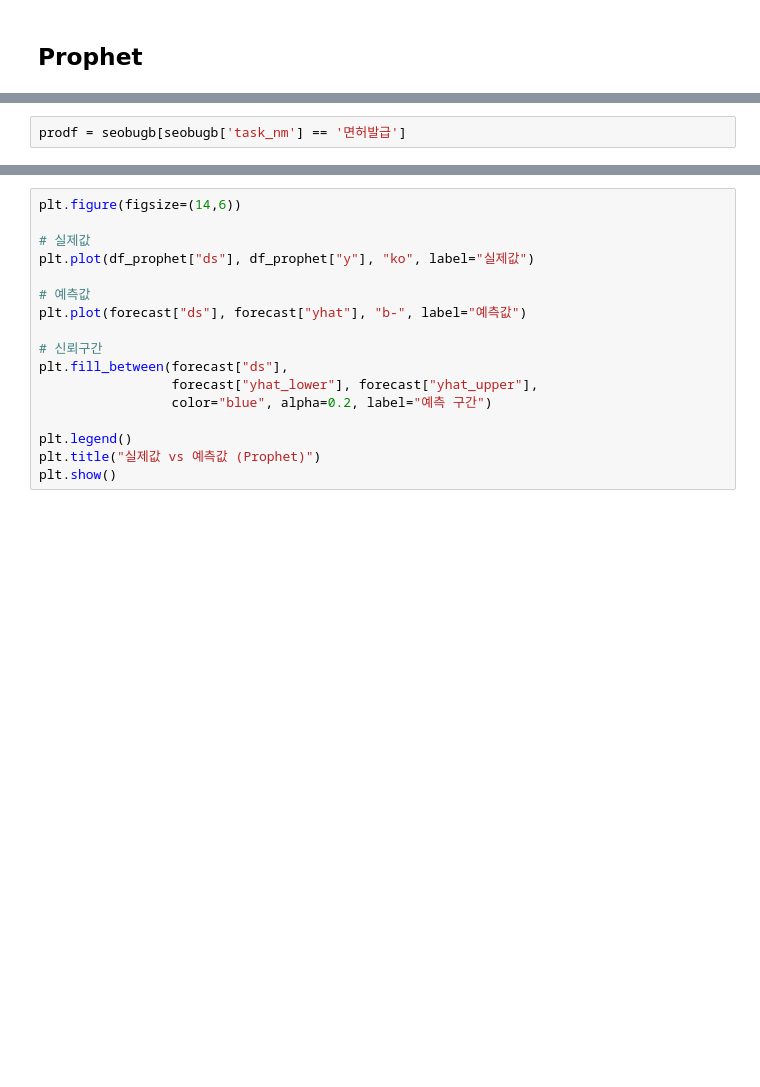
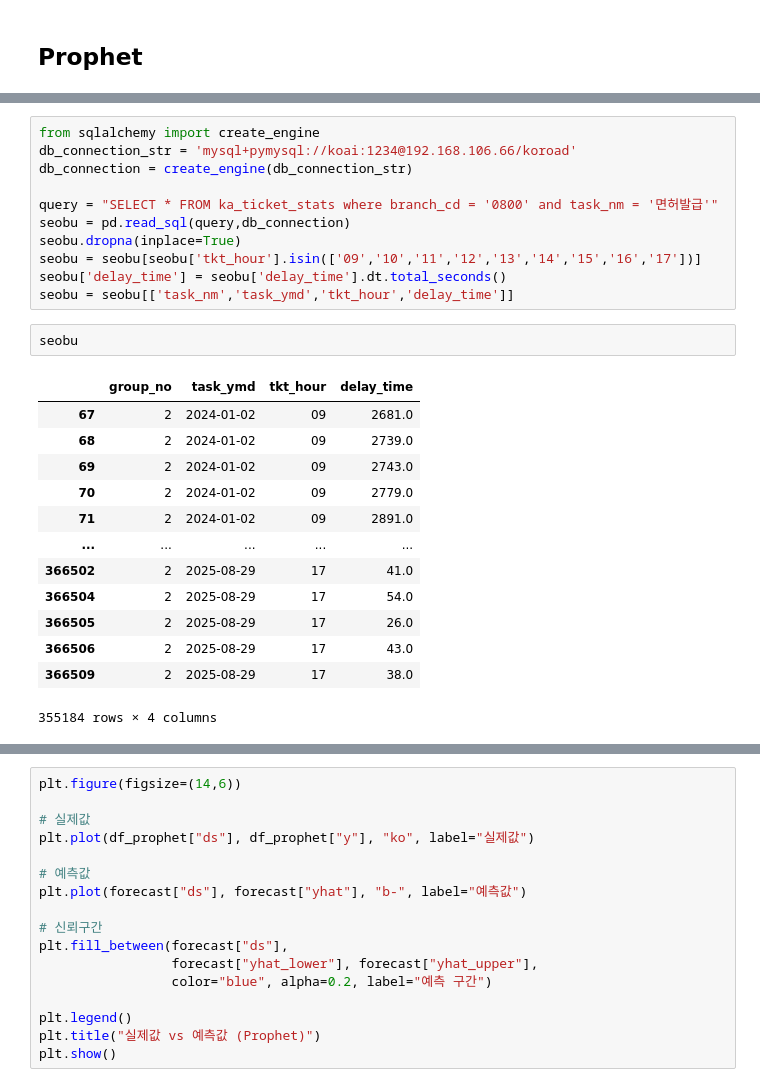
Before and after one commit to KnellBalm/KoRoad, a Jupyter notebook: DA_2025/Congest_Predict/modeling.ipynb, the cells around one changed output, grey strips where cells are left out. Cells and saved outputs as stored; diff of their text form; blank space fills up the shorter version.

```diff
--- a/DA_2025/Congest_Predict/modeling.ipynb
+++ b/DA_2025/Congest_Predict/modeling.ipynb
@@ -1055,4 +1156,29 @@ seobugb
-# %%
-prodf = seobugb[seobugb['task_nm'] == '면허발급']
+# %%
+from sqlalchemy import create_engine
+db_connection_str = 'mysql+pymysql://koai:1234@192.168.106.66/koroad'
+db_connection = create_engine(db_connection_str)
+
+query = "SELECT * FROM ka_ticket_stats where branch_cd = '0800' and task_nm = '면허발급'"
+seobu = pd.read_sql(query,db_connection)
+seobu.dropna(inplace=True)
+seobu = seobu[seobu['tkt_hour'].isin(['09','10','11','12','13','14','15','16','17'])]
+seobu['delay_time'] = seobu['delay_time'].dt.total_seconds()
+seobu = seobu[['task_nm','task_ymd','tkt_hour','delay_time']]
+# %%
+seobu
+# %% [output]
+|  | group_no | task_ymd | tkt_hour | delay_time |
+| 67 | 2 | 2024-01-02 | 09 | 2681.0 |
+| 68 | 2 | 2024-01-02 | 09 | 2739.0 |
+| 69 | 2 | 2024-01-02 | 09 | 2743.0 |
+| 70 | 2 | 2024-01-02 | 09 | 2779.0 |
+| 71 | 2 | 2024-01-02 | 09 | 2891.0 |
+| ... | ... | ... | ... | ... |
+| 366502 | 2 | 2025-08-29 | 17 | 41.0 |
+| 366504 | 2 | 2025-08-29 | 17 | 54.0 |
+| 366505 | 2 | 2025-08-29 | 17 | 26.0 |
+| 366506 | 2 | 2025-08-29 | 17 | 43.0 |
+| 366509 | 2 | 2025-08-29 | 17 | 38.0 |
+355184 rows × 4 columns
 # %%
 import pandas as pd
```
Also changed, not shown: parts of 22 cells of this notebook.
